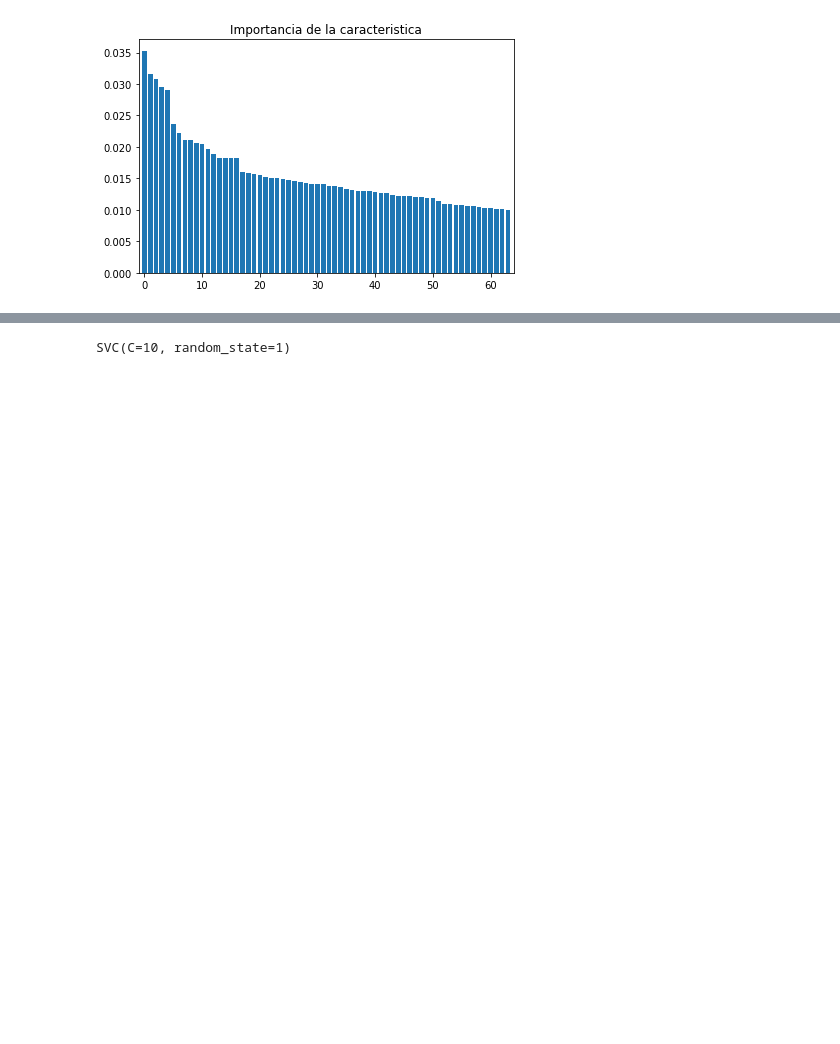
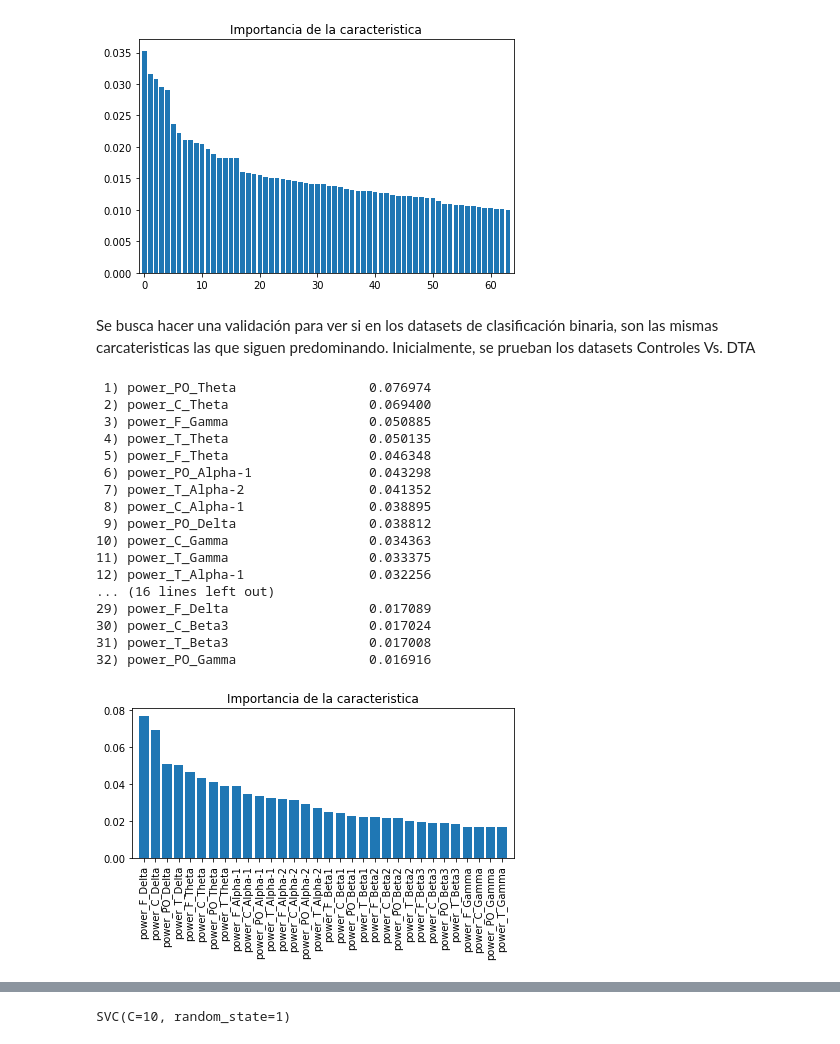
Before and after one commit to yjmantilla/Data_analysis_ML_Harmonization_Proyect, a Jupyter notebook: Manipulacion- Rois-Componentes de todas las DB/EDA.ipynb, the cells around one changed output, grey strips where cells are left out. Cells and saved outputs as stored; diff of their text form; code cells hidden in the pictures; blank space fills up the shorter version.

Commit message:
clasificación features using R. forest binary classf.

```diff
--- a/Manipulacion- Rois-Componentes de todas las DB/EDA.ipynb
+++ b/Manipulacion- Rois-Componentes de todas las DB/EDA.ipynb
@@ -197,8 +197,10 @@ print(power_data_com['group'].unique())
 # Se separán los df entre ctr vs dta y g1 vs g2
 
 # Las etiquetas 0 y 1 correponden a controles y DTA respectivamente
-data_ctr_dta = power_data_roi.loc[power_data_roi['group'] < 2]
+power_data_roi_ctr_dta = power_data_roi.loc[power_data_roi['group'] < 2]
+power_data_com_ctr_dta = power_data_com.loc[power_data_com['group'] < 2]
 
 # Las etiquetas 2 y 3 corresponden a g1 y g2 respectivamente
-data_g1_g2 = power_data_roi.loc[power_data_roi['group'] >= 2]
+power_data_roi_g1_g2 = power_data_roi.loc[power_data_roi['group'] >= 2]
+power_data_com_g1_g2 = power_data_com.loc[power_data_com['group'] >= 2]
 # %%
@@ -328,3 +336,63 @@ plt.show()
 63) power_C22_Beta3                0.010065
 64) power_C20_Alpha-1              0.009970
 [figure]
+# %% [markdown]
+Se busca hacer una validación para ver si en los datasets de clasificación
+binaria, son las mismas carcateristicas las que siguen predominando.
+Inicialmente, se prueban los datasets Controles Vs. DTA
+# %%
+nombres_columnas = power_data_roi_ctr_dta.columns[:-1]
+# %%
+X_train_roi_ctr_dta, X_test_roi_ctr_dta, y_train_roi_ctr_dta, y_test_roi_ctr_dta = train_test_split(
+    power_data_roi_ctr_dta.values[:,:-1],
+    power_data_roi_ctr_dta.values[:,-1],
+    test_size=0.2,
+    random_state=1,
+    stratify=power_data_roi_ctr_dta.values[:,-1])
+# %%
+forestclf.fit(X_train_roi_ctr_dta, y_train_roi_ctr_dta)
+features_scores = forestclf.feature_importances_
+features_scores
+index = np.argsort(features_scores)[::-1]
+
+
+for f in range(X_train_roi_ctr_dta.shape[1]):
+
+    print("%2d) %-*s %f" % (f + 1, 30,
+                        nombres_columnas[index[f]],
+                        features_scores[index[f]]))
+
+plt.title('Importancia de la caracteristica')
+
+plt.bar(range(X_train_roi_ctr_dta.shape[1]),
+    features_scores[index],
+    align='center')
+
+plt.xticks(range(X_train_roi_ctr_dta.shape[1]),
+    nombres_columnas,
+    rotation=90)
+
+plt.xlim([-1, X_train_roi_ctr_dta.shape[1]])
+
+plt.tight_layout()
+
+plt.show()
+# %% [output]
+ 1) power_PO_Theta                 0.076974
+ 2) power_C_Theta                  0.069400
+ 3) power_F_Gamma                  0.050885
+ 4) power_T_Theta                  0.050135
+ 5) power_F_Theta                  0.046348
+ 6) power_PO_Alpha-1               0.043298
+ 7) power_T_Alpha-2                0.041352
+ 8) power_C_Alpha-1                0.038895
+ 9) power_PO_Delta                 0.038812
+10) power_C_Gamma                  0.034363
+11) power_T_Gamma                  0.033375
+12) power_T_Alpha-1                0.032256
+... (16 lines left out)
+29) power_F_Delta                  0.017089
+30) power_C_Beta3                  0.017024
+31) power_T_Beta3                  0.017008
+32) power_PO_Gamma                 0.016916
+[figure, added]
```
Also changed, not shown: parts of 11 cells of this notebook.
